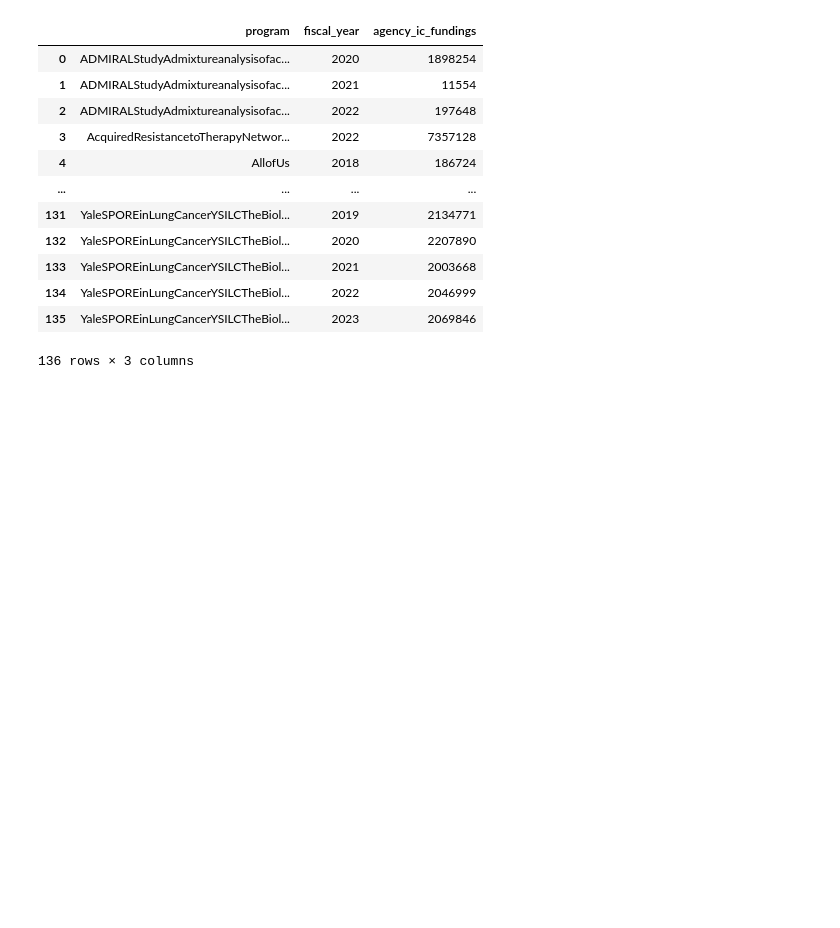
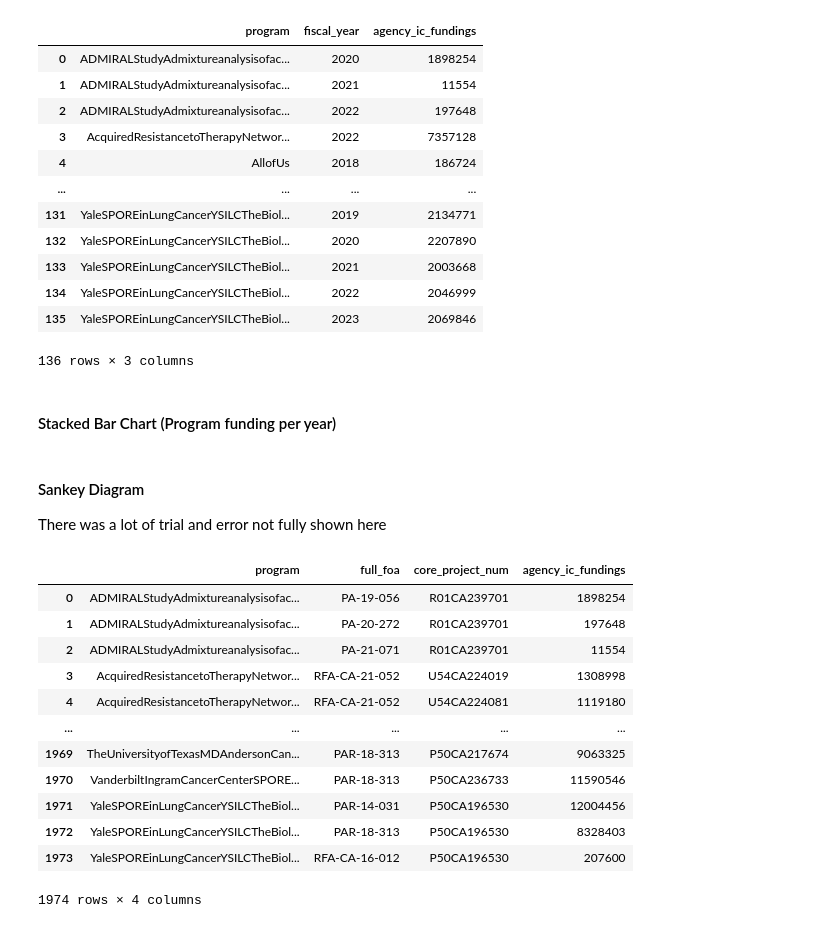
Before and after one commit to CBIIT/INS-Data, a Jupyter notebook: notebooks/03_summary_stats.ipynb, the cells around one changed output. Saved outputs shown, nothing was run; the diff lists cells and outputs as text; code cells hidden in the pictures; blank space fills up the shorter version.

```diff
--- a/notebooks/03_summary_stats.ipynb
+++ b/notebooks/03_summary_stats.ipynb
@@ -390,4 +408,6 @@ program_fy_funding
 | 134 | YaleSPOREinLungCancerYSILCTheBiol... | 2022 | 2046999 |
 | 135 | YaleSPOREinLungCancerYSILCTheBiol... | 2023 | 2069846 |
 136 rows × 3 columns
+# %% [markdown]
+#### Stacked Bar Chart (Program funding per year)
 # %%
@@ -406,0 +429,21 @@ fig.show()
+# %% [markdown]
+#### Sankey Diagram
+There was a lot of trial and error not fully shown here
+# %%
+# Sum NCI funding for each program, NOFO, and project combo
+sankey_summary = df.groupby(['program', 'full_foa', 'core_project_num'])['agency_ic_fundings'].sum().reset_index()
+sankey_summary
+# %% [output]
+|  | program | full_foa | core_project_num | agency_ic_fundings |
+| 0 | ADMIRALStudyAdmixtureanalysisofac... | PA-19-056 | R01CA239701 | 1898254 |
+| 1 | ADMIRALStudyAdmixtureanalysisofac... | PA-20-272 | R01CA239701 | 197648 |
+| 2 | ADMIRALStudyAdmixtureanalysisofac... | PA-21-071 | R01CA239701 | 11554 |
+| 3 | AcquiredResistancetoTherapyNetwor... | RFA-CA-21-052 | U54CA224019 | 1308998 |
+| 4 | AcquiredResistancetoTherapyNetwor... | RFA-CA-21-052 | U54CA224081 | 1119180 |
+| ... | ... | ... | ... | ... |
+| 1969 | TheUniversityofTexasMDAndersonCan... | PAR-18-313 | P50CA217674 | 9063325 |
+| 1970 | VanderbiltIngramCancerCenterSPORE... | PAR-18-313 | P50CA236733 | 11590546 |
+| 1971 | YaleSPOREinLungCancerYSILCTheBiol... | PAR-14-031 | P50CA196530 | 12004456 |
+| 1972 | YaleSPOREinLungCancerYSILCTheBiol... | PAR-18-313 | P50CA196530 | 8328403 |
+| 1973 | YaleSPOREinLungCancerYSILCTheBiol... | RFA-CA-16-012 | P50CA196530 | 207600 |
+1974 rows × 4 columns
```
Also changed, not shown: parts of 17 cells of this notebook, 1 other file.
